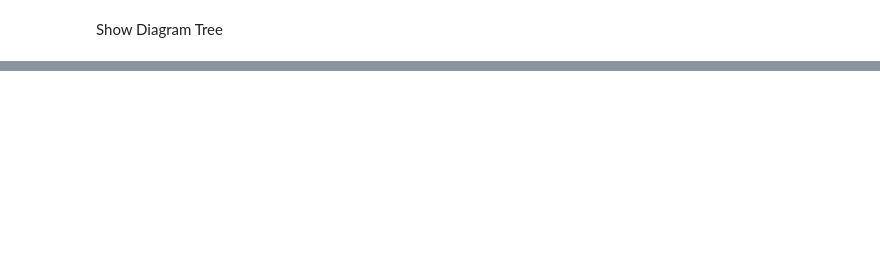
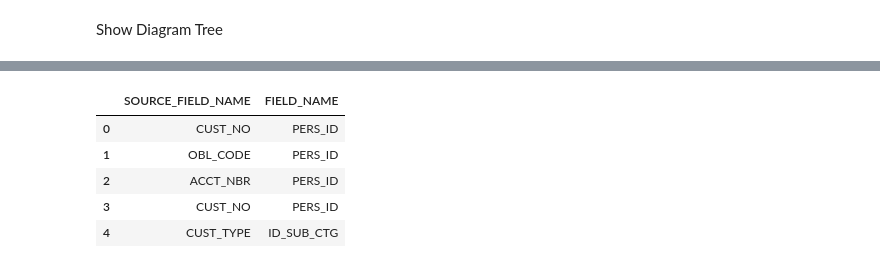
Before and after one commit to becek2n/random-forest-predict, a Jupyter notebook: prediction.ipynb, the cells around one changed output, grey strips where cells are left out. Saved outputs shown, nothing was run; the diff lists cells and outputs as text; code cells hidden in the pictures; blank space fills up the shorter version.

```diff
--- a/prediction.ipynb
+++ b/prediction.ipynb
@@ -478,0 +472,16 @@ for i in range(3):  # You can change this number to visualize more trees
+# %%
+
+
+
+# Split the dataset into features (X) and target (y)
+X = dataFrame['SOURCE_FIELD_NAME']
+y = dataFrame['FIELD_NAME']
+
+dataFrame.head()
+# %% [output]
+|  | SOURCE_FIELD_NAME | FIELD_NAME |
+| 0 | CUST_NO | PERS_ID |
+| 1 | OBL_CODE | PERS_ID |
+| 2 | ACCT_NBR | PERS_ID |
+| 3 | CUST_NO | PERS_ID |
+| 4 | CUST_TYPE | ID_SUB_CTG |
```
Also changed, not shown: parts of 23 cells of this notebook, 3 other files.
